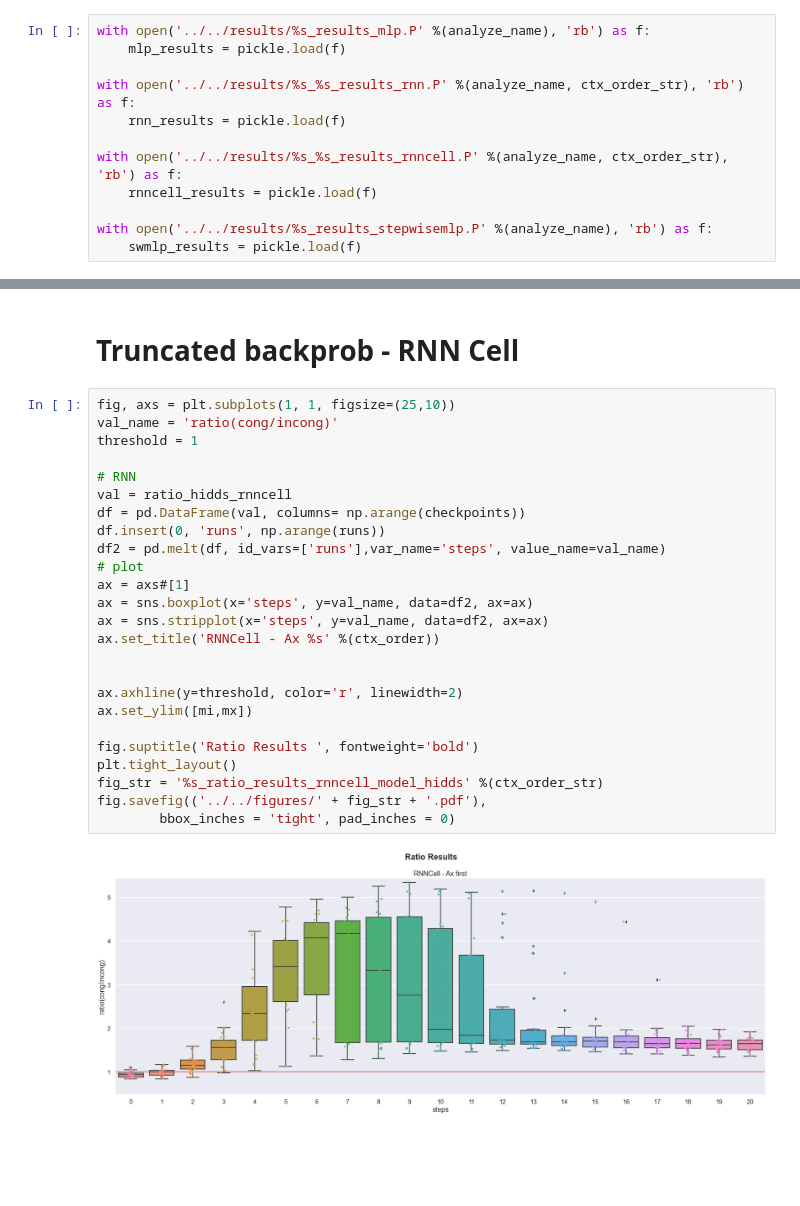
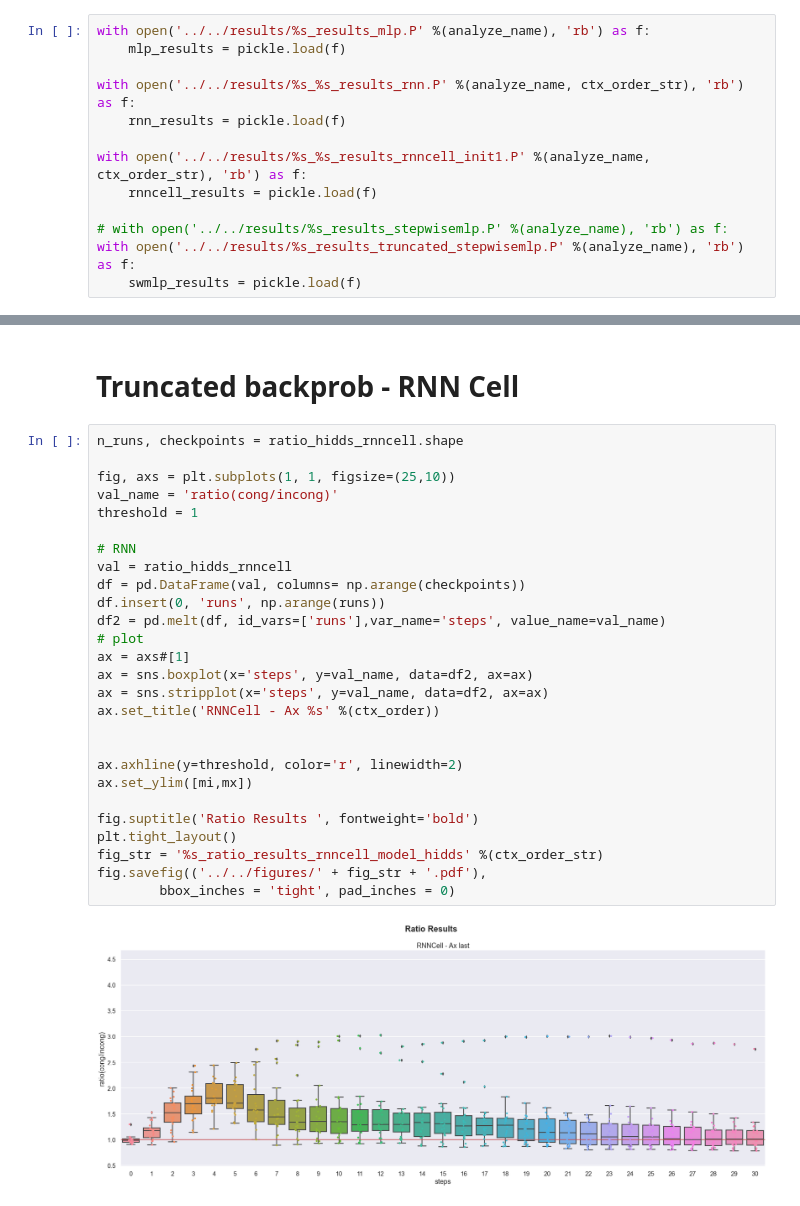
Before and after one commit to MaryZolfaghar/WCSLS, a Jupyter notebook: notebooks/resutls_ratio.ipynb, the cells around one changed output, grey strips where cells are left out. Saved outputs shown, nothing was run; the diff lists cells and outputs as text; blank space fills up the shorter version.

```diff
--- a/notebooks/resutls_ratio.ipynb
+++ b/notebooks/resutls_ratio.ipynb
@@ -23,10 +23,11 @@ with open('../../results/%s_results_mlp.P' %(analyze_name), 'rb') as f:
 with open('../../results/%s_%s_results_rnn.P' %(analyze_name, ctx_order_str), 'rb') as f:
     rnn_results = pickle.load(f)
 
-with open('../../results/%s_%s_results_rnncell.P' %(analyze_name, ctx_order_str), 'rb') as f:
+with open('../../results/%s_%s_results_rnncell_init1.P' %(analyze_name, ctx_order_str), 'rb') as f:
     rnncell_results = pickle.load(f)
 
-with open('../../results/%s_results_stepwisemlp.P' %(analyze_name), 'rb') as f:
+# with open('../../results/%s_results_stepwisemlp.P' %(analyze_name), 'rb') as f:
+with open('../../results/%s_results_truncated_stepwisemlp.P' %(analyze_name), 'rb') as f:
     swmlp_results = pickle.load(f)
 # %%
 mlp_runs     = dict_to_list(mlp_results, analyze_name)
@@ -160,29 +167,31 @@ fig.savefig(('../../figures/' + fig_str + '.pdf'),
 # %% [markdown]
 # Truncated backprob - RNN Cell
 # %%
+n_runs, checkpoints = ratio_hidds_rnncell.shape
+
 fig, axs = plt.subplots(1, 1, figsize=(25,10))
 val_name = 'ratio(cong/incong)'
 threshold = 1
 
 # RNN
 val = ratio_hidds_rnncell
 df = pd.DataFrame(val, columns= np.arange(checkpoints))
 df.insert(0, 'runs', np.arange(runs))
 df2 = pd.melt(df, id_vars=['runs'],var_name='steps', value_name=val_name)
 # plot
 ax = axs#[1]
 ax = sns.boxplot(x='steps', y=val_name, data=df2, ax=ax)
 ax = sns.stripplot(x='steps', y=val_name, data=df2, ax=ax)
 ax.set_title('RNNCell - Ax %s' %(ctx_order))
 
 
 ax.axhline(y=threshold, color='r', linewidth=2)
 ax.set_ylim([mi,mx])
 
 fig.suptitle('Ratio Results ', fontweight='bold')
 plt.tight_layout()
 fig_str = '%s_ratio_results_rnncell_model_hidds' %(ctx_order_str)
 fig.savefig(('../../figures/' + fig_str + '.pdf'),
         bbox_inches = 'tight', pad_inches = 0)
 # %% [output]
-[figure, old version]
+[figure, new version]
```
Also changed, not shown: parts of 3 cells of this notebook, 9 other files.
